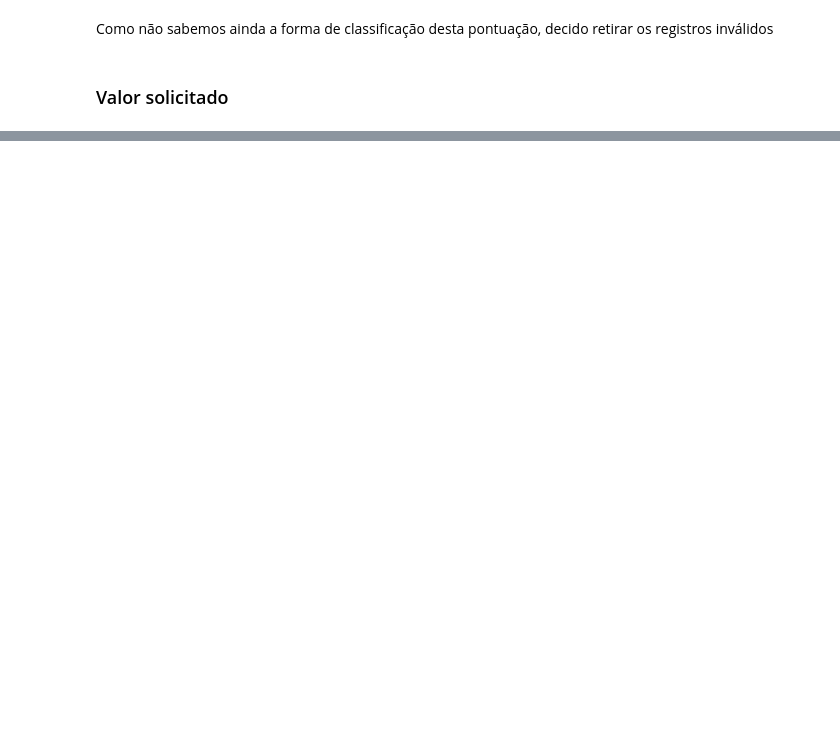
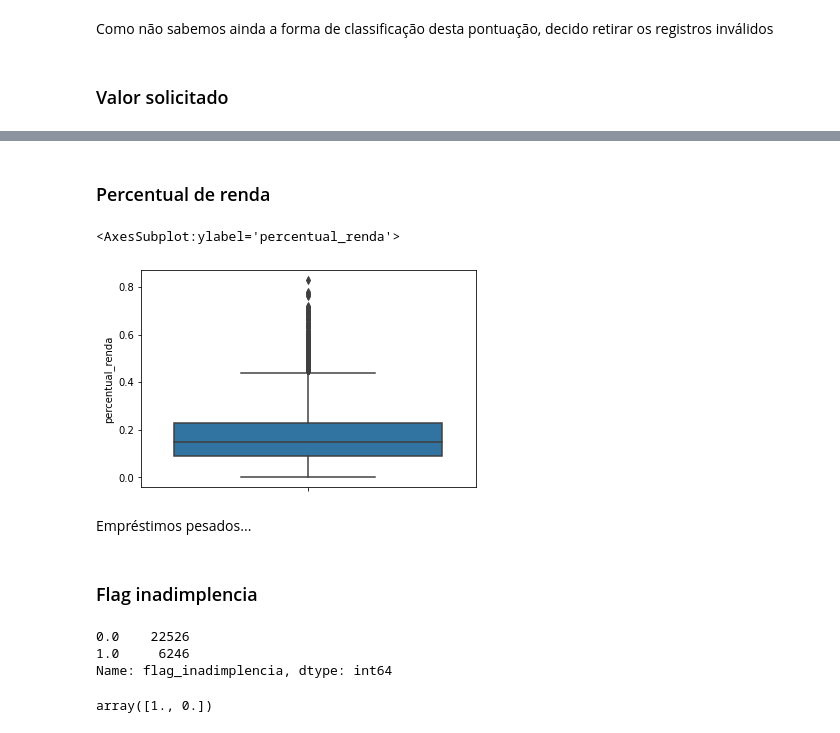
Before and after one commit to exata0mente/alura_cash, a Jupyter notebook: Tratamento da Base e modelagem de ML.ipynb, the cells around one changed output, grey strips where cells are left out. Cells and saved outputs as stored; diff of their text form; code cells hidden in the pictures; blank space fills up the shorter version.

```diff
--- a/Tratamento da Base e modelagem de ML.ipynb
+++ b/Tratamento da Base e modelagem de ML.ipynb
@@ -344,0 +288,21 @@ base_tratada[base_tratada.valor_solicitado.isnull()]
+# %% [markdown]
+### Percentual de renda
+# %%
+sns.boxplot(data=base_tratada, y='percentual_renda')
+# %% [output]
+<AxesSubplot:ylabel='percentual_renda'>
+[figure, added]
+# %% [markdown]
+Empréstimos pesados...
+# %% [markdown]
+### Flag inadimplencia
+# %%
+base_tratada.flag_inadimplencia.value_counts()
+# %% [output]
+0.0    22526
+1.0     6246
+Name: flag_inadimplencia, dtype: int64
+# %%
+base_tratada.flag_inadimplencia.unique()
+# %% [output]
+array([1., 0.])
```
Also changed, not shown: parts of 43 cells of this notebook.
